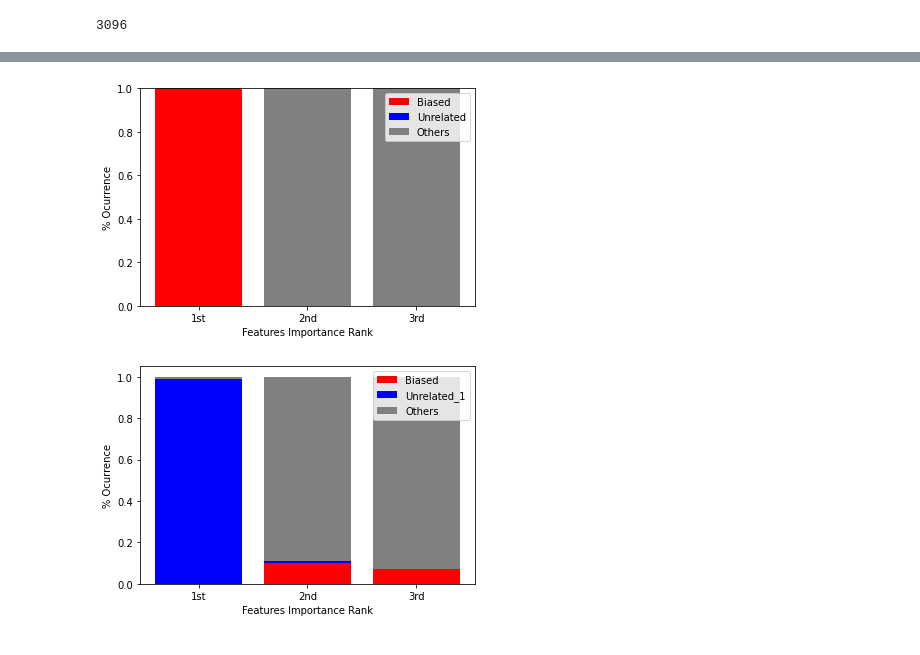
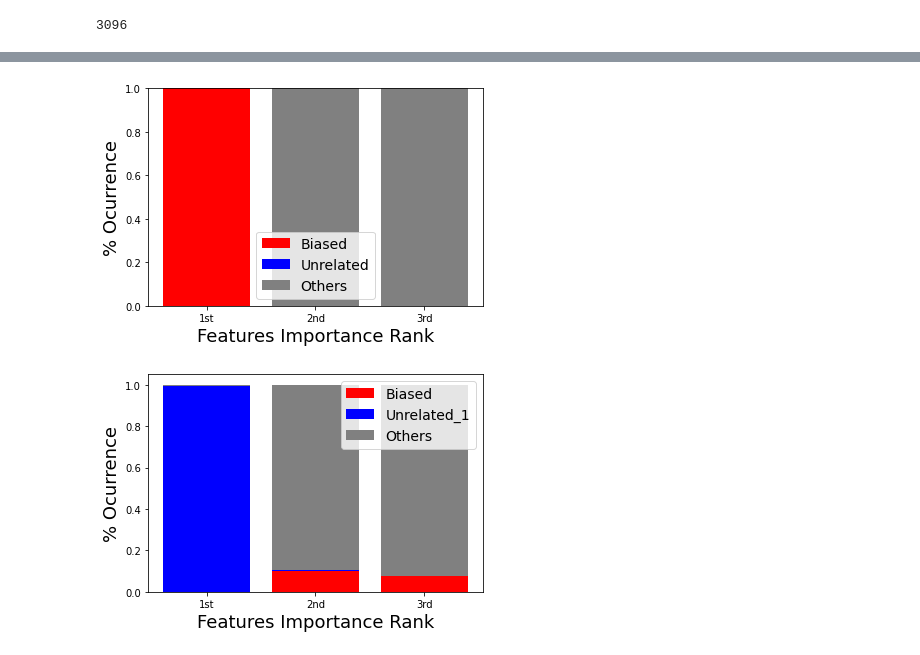
Before and after one commit to ogarreche/XAI_metrics, a Jupyter notebook: Robustness/RF_SHAP_CIC_bar.ipynb, the cells around one changed output, grey strips where cells are left out. Saved outputs shown, nothing was run; the diff lists cells and outputs as text; code cells hidden in the pictures.

```diff
--- a/Robustness/RF_SHAP_CIC_bar.ipynb
+++ b/Robustness/RF_SHAP_CIC_bar.ipynb
@@ -422,29 +422,29 @@ print(attack_3 )
 # %%
 # importing package
 import matplotlib.pyplot as plt
 import numpy as np
 total = samples
 # create data
 x = ['1st', '2nd', '3rd']
 y1 = np.array([dict_biased_1['Biased'], dict_biased_2['Biased'], dict_biased_3['Biased']])
 y2 = np.array([dict_biased_1['Unrelated_1'], dict_biased_2['Unrelated_1'], dict_biased_3['Unrelated_1']])
 y3 = np.array([dict_biased_1['Others'], dict_biased_2['Others'], dict_biased_3['Others']])
 y4 = np.array([dict_biased_1['Unrelated_2'], dict_biased_2['Unrelated_2'],dict_biased_3['Unrelated_2']])
 
 
 # plot bars in stack manner
 plt.bar(x, y1, color='r')
 plt.bar(x, y2, bottom=y1, color='b')
 plt.bar(x, y3, bottom=y1+y2, color='grey')
 # plt.bar(x, y4, bottom=y1+y2+y3, color='g')
-plt.xlabel("Features Importance Rank")
-plt.ylabel("% Ocurrence")
+plt.xlabel("Features Importance Rank", fontsize = 18)
+plt.ylabel("% Ocurrence", fontsize = 18)
 # plt.legend(["Biased", "Unrelated", "Unrelated_2", "Others"])
-plt.legend(["Biased", "Unrelated", "Others"])
+plt.legend(["Biased", "Unrelated", "Others"], fontsize = 14)
 
 plt.show()
 # %% [output]
-[figure, old version]
+[figure, new version]
 # %%
 # importing package
 import matplotlib.pyplot as plt
@@ -462,11 +462,11 @@ plt.bar(x, y1, color='r')
 plt.bar(x, y2, bottom=y1, color='b')
 plt.bar(x, y3, bottom=y1+y2, color='grey')
 # plt.bar(x, y4, bottom=y1+y2+y3, color='g')
-plt.xlabel("Features Importance Rank")
-plt.ylabel("% Ocurrence")
+plt.xlabel("Features Importance Rank", fontsize = 18)
+plt.ylabel("% Ocurrence", fontsize = 18)
 # plt.legend(["Biased", "Unrelated_1", "Unrelated_2", "Others"])
-plt.legend(["Biased", "Unrelated_1", "Others"])
+plt.legend(["Biased", "Unrelated_1", "Others"], fontsize = 14)
 
 plt.show()
 # %% [output]
-[figure, old version]
+[figure, new version]
```
Also changed, not shown: parts of 1 cell of this notebook.
